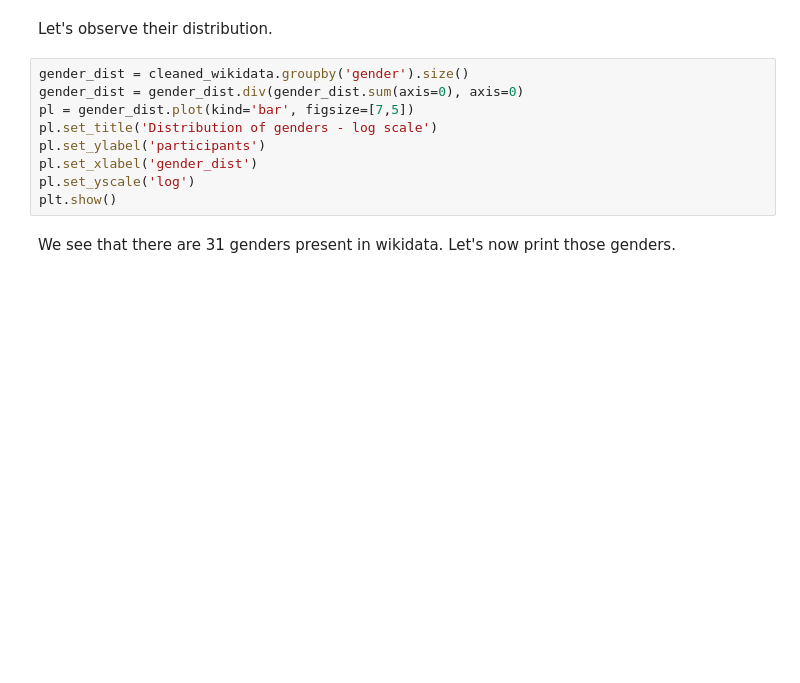
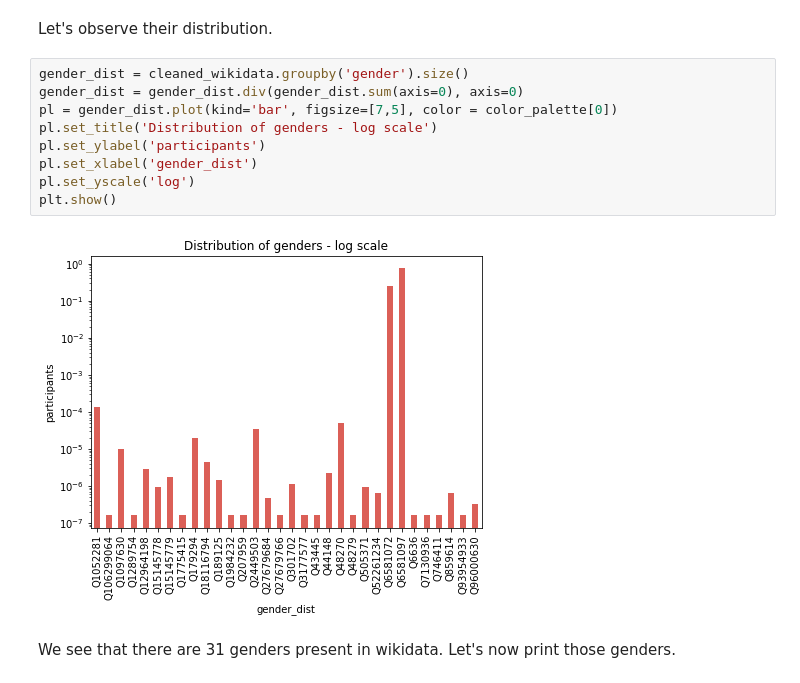
Before and after one commit to coraliegrobel/ada-2021-project-sv4ever, a Jupyter notebook: ada_main.ipynb, the cells around one changed output. Saved outputs shown, nothing was run; the diff lists cells and outputs as text; blank space fills up the shorter version.

```diff
--- a/ada_main.ipynb
+++ b/ada_main.ipynb
@@ -215,12 +238,14 @@ Let's observe their distribution.
 # %%
 gender_dist = cleaned_wikidata.groupby('gender').size()
 gender_dist = gender_dist.div(gender_dist.sum(axis=0), axis=0)
-pl = gender_dist.plot(kind='bar', figsize=[7,5])
+pl = gender_dist.plot(kind='bar', figsize=[7,5], color = color_palette[0])
 pl.set_title('Distribution of genders - log scale')
 pl.set_ylabel('participants')
 pl.set_xlabel('gender_dist')
 pl.set_yscale('log')
 plt.show()
+# %% [output]
+[figure, added]
 # %% [markdown]
 We see that there are 31 genders present in wikidata. Let's now print those genders.
 # %%
```
Also changed, not shown: parts of 11 cells of this notebook.
